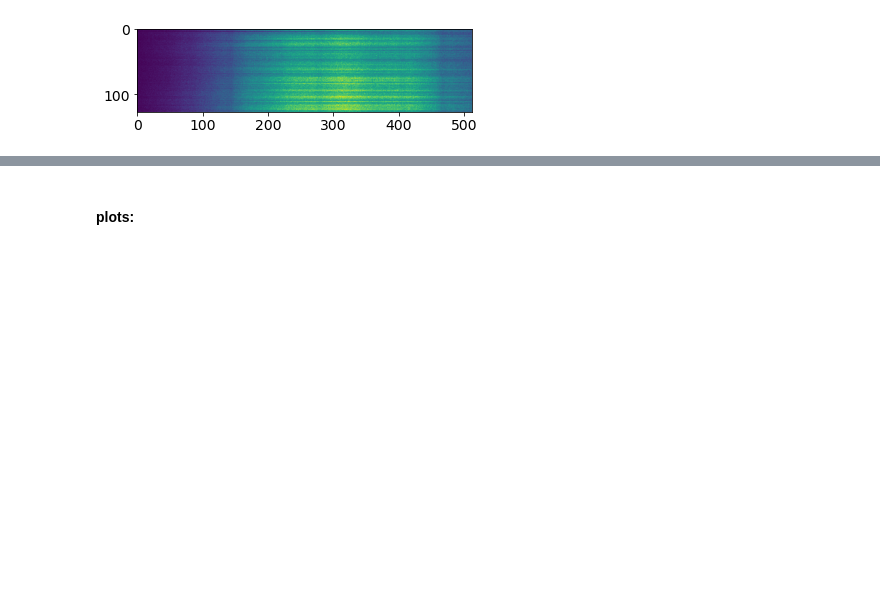
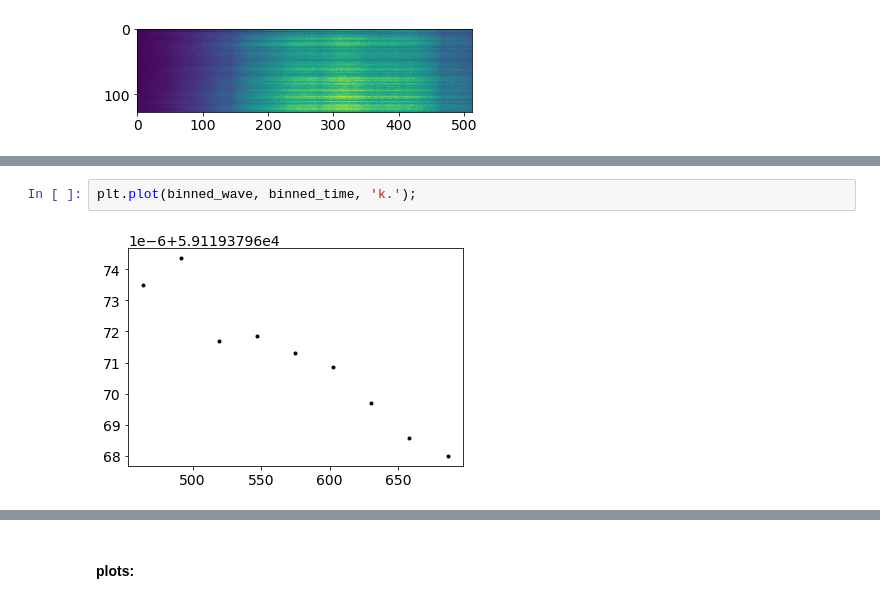
Before and after one commit to megbedell/microEXPRES, a Jupyter notebook: notebooks/tauceti.ipynb, the cells around one changed output, grey strips where cells are left out. Drawn from its saved outputs; the diff is of its cells as text; blank space fills up the shorter version.

```diff
--- a/notebooks/tauceti.ipynb
+++ b/notebooks/tauceti.ipynb
@@ -108,0 +144,4 @@ with fits.open('../data/10700_spectra/{}'.format(f)) as hdus:
+# %%
+plt.plot(binned_wave, binned_time, 'k.');
+# %% [output]
+[figure, added]
```
Also changed, not shown: parts of 12 cells of this notebook.
